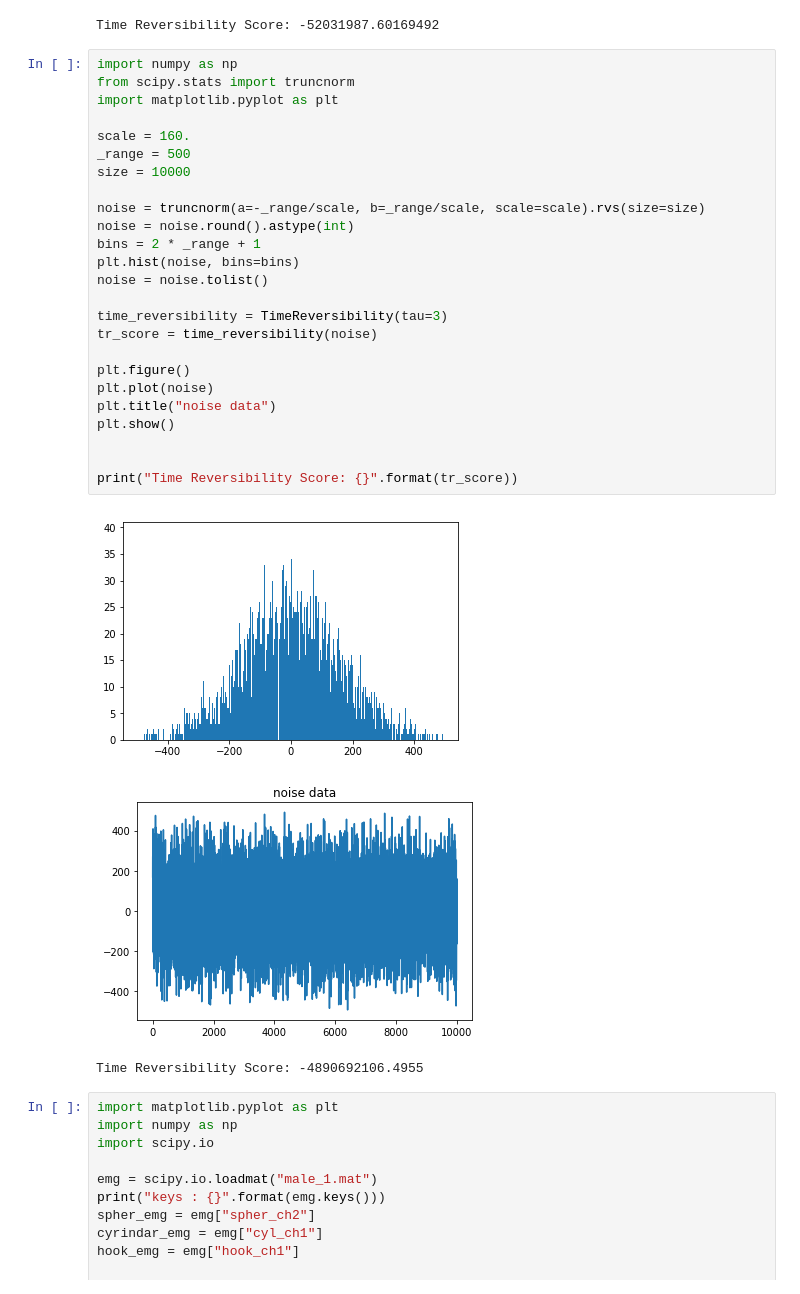
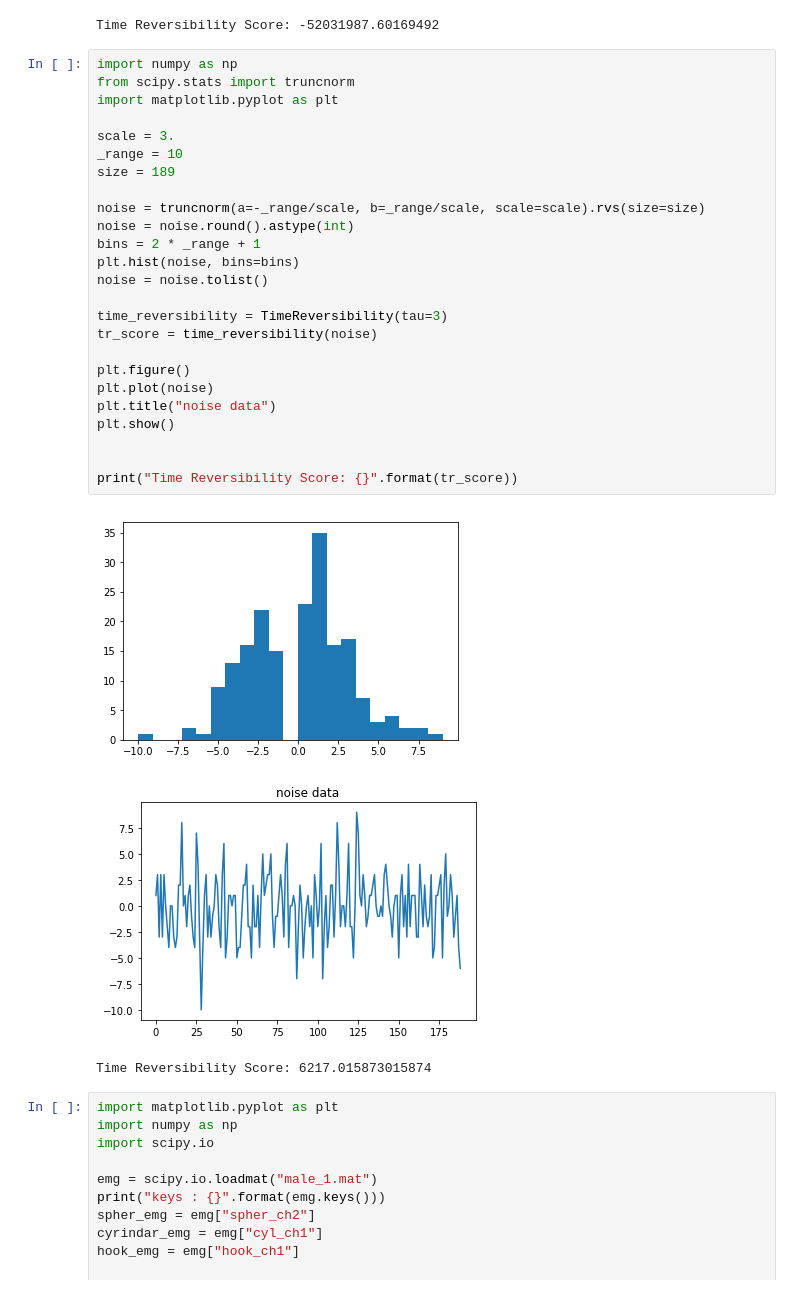
Before and after one commit to ssaru/TIL, a Jupyter notebook: Artificial_Intelligence/Signal_processing/Time reversibility example.ipynb, the cells around one changed output. Cells and saved outputs as stored; diff of their text form.

```diff
--- a/Artificial_Intelligence/Signal_processing/Time reversibility example.ipynb
+++ b/Artificial_Intelligence/Signal_processing/Time reversibility example.ipynb
@@ -95,32 +95,32 @@ Time Reversibility Score: -52031987.60169492
 # %%
 import numpy as np
 from scipy.stats import truncnorm
 import matplotlib.pyplot as plt
 
-scale = 160.
-_range = 500
-size = 10000
+scale = 3.
+_range = 10
+size = 189
 
 noise = truncnorm(a=-_range/scale, b=_range/scale, scale=scale).rvs(size=size)
 noise = noise.round().astype(int)
 bins = 2 * _range + 1
 plt.hist(noise, bins=bins)
 noise = noise.tolist()
 
 time_reversibility = TimeReversibility(tau=3)
 tr_score = time_reversibility(noise)
 
 plt.figure()
 plt.plot(noise)
 plt.title("noise data")
 plt.show()
 
 
 print("Time Reversibility Score: {}".format(tr_score))
 # %% [output]
-[figure, old version]
+[figure, new version]
-[figure, old version]
+[figure, new version]
-Time Reversibility Score: -4890692106.4955
+Time Reversibility Score: 6217.015873015874
 # %%
 import matplotlib.pyplot as plt
 import numpy as np
```
Also changed, not shown: 2 other files.
